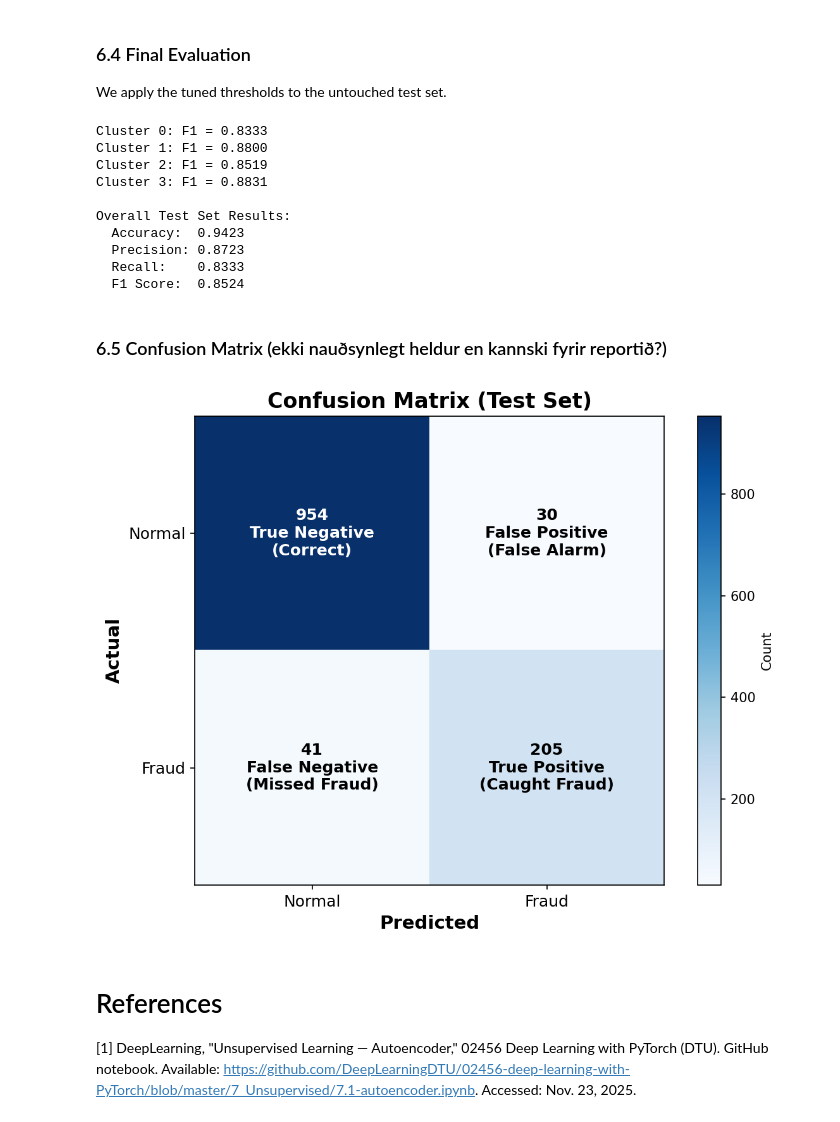
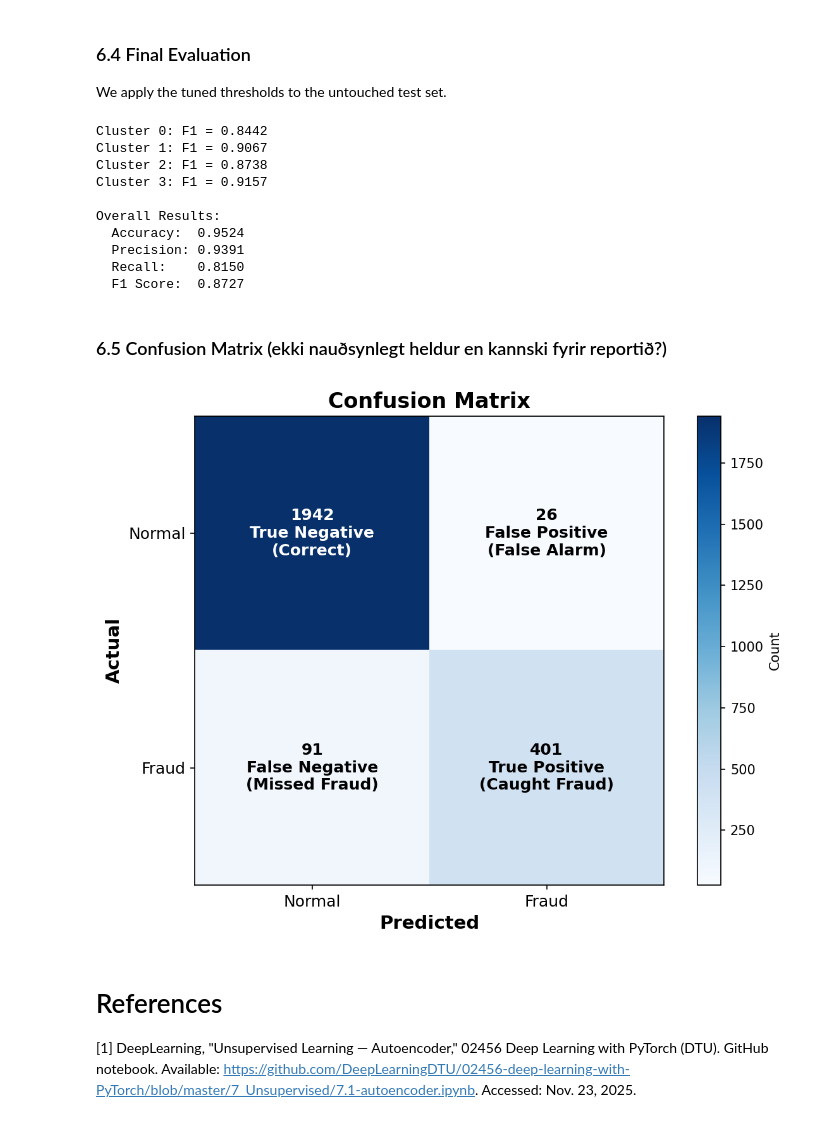
Before and after one commit to sunnakaradottir/data_science, a Jupyter notebook: notebooks/project.ipynb, the cells around one changed output. Drawn from its saved outputs; the diff is of its cells as text; code cells hidden in the pictures.

```diff
--- a/notebooks/project.ipynb
+++ b/notebooks/project.ipynb
@@ -914,73 +960,68 @@ plt.show()
 ### 6.4 Final Evaluation
 We apply the tuned thresholds to the untouched test set.
 # %%
-cluster_data_test = {}
-y_pred_test = np.zeros_like(y_test)
+y_pred = np.zeros_like(y_tune)
 
 for cid in range(K):
-    mask = test_clusters == cid
-    X_cluster = X_test[mask]
-    y_cluster = y_test[mask]
-
-    errors = compute_reconstruction_errors(models[cid], X_cluster)
-    cluster_data_test[cid] = {'errors': errors, 'labels': y_cluster, 'mask': mask}
+    mask = tune_clusters == cid
+    errors = cluster_data_tune[cid]['errors']
 
     preds = (errors > optimal_thresholds[cid]).astype(int)
-    y_pred_test[mask] = preds
+    y_pred[mask] = preds
 
-    f1 = f1_score(y_cluster, preds, zero_division=0)
+    f1 = f1_score(y_tune[mask], preds, zero_division=0)
     print(f"Cluster {cid}: F1 = {f1:.4f}")
 
 # Overall metrics
-acc = accuracy_score(y_test, y_pred_test)
-prec = precision_score(y_test, y_pred_test)
-rec = recall_score(y_test, y_pred_test)
-f1 = f1_score(y_test, y_pred_test)
+acc = accuracy_score(y_tune, y_pred)
+prec = precision_score(y_tune, y_pred)
+rec = recall_score(y_tune, y_pred)
+f1 = f1_score(y_tune, y_pred)
 
-print(f"\nOverall Test Set Results:")
+print(f"\nOverall Results:")
 print(f"  Accuracy:  {acc:.4f}")
 print(f"  Precision: {prec:.4f}")
 print(f"  Recall:    {rec:.4f}")
 print(f"  F1 Score:  {f1:.4f}")
 # %% [output]
-Cluster 0: F1 = 0.8333
-Cluster 1: F1 = 0.8800
-Cluster 2: F1 = 0.8519
-Cluster 3: F1 = 0.8831
+Cluster 0: F1 = 0.8442
+Cluster 1: F1 = 0.9067
+Cluster 2: F1 = 0.8738
+Cluster 3: F1 = 0.9157
 
-Overall Test Set Results:
-  Accuracy:  0.9423
-  Precision: 0.8723
-  Recall:    0.8333
-  F1 Score:  0.8524
+Overall Results:
+  Accuracy:  0.9524
+  Precision: 0.9391
+  Recall:    0.8150
+  F1 Score:  0.8727
 # %% [markdown]
 ### 6.5 Confusion Matrix (ekki nauðsynlegt heldur en kannski fyrir reportið?)
 # %%
-cm = confusion_matrix(y_test, y_pred_test)
+cm = confusion_matrix(y_tune, y_pred)
 fig, ax = plt.subplots(figsize=(8, 6), dpi=150)
 im = ax.imshow(cm, cmap='Blues')
 
 labels = [['True Negative\n(Correct)', 'False Positive\n(False Alarm)'],
         ['False Negative\n(Missed Fraud)', 'True Positive\n(Caught Fraud)']]
 
 for i in range(2):
     for j in range(2):
         color = 'white' if cm[i, j] > cm.max()/2 else 'black'
         ax.text(j, i, f'{cm[i, j]}\n{labels[i][j]}', ha='center', va='center', fontsize=12, color=color, fontweight='bold')
 
 ax.set_xticks([0, 1])
 ax.set_yticks([0, 1])
 ax.set_xticklabels(['Normal', 'Fraud'], fontsize=12)
 ax.set_yticklabels(['Normal', 'Fraud'], fontsize=12)
 ax.set_xlabel('Predicted', fontsize=14, fontweight='bold')
 ax.set_ylabel('Actual', fontsize=14, fontweight='bold')
-ax.set_title('Confusion Matrix (Test Set)', fontsize=16, fontweight='bold')
+ax.set_title('Confusion Matrix', fontsize=16, fontweight='bold')
 
 plt.colorbar(im, ax=ax, label='Count')
 plt.tight_layout()
 plt.show()
 # %% [output]
-[figure, old version]
+[figure, new version]
 # %% [markdown]
 # References
 [1] DeepLearning, "Unsupervised Learning — Autoencoder," 02456 Deep Learning with PyTorch (DTU). GitHub notebook. Available: https://github.com/DeepLearningDTU/02456-deep-learning-with-PyTorch/blob/master/7_Unsupervised/7.1-autoencoder.ipynb. Accessed: Nov. 23, 2025.
```
Also changed, not shown: parts of 6 cells of this notebook.
